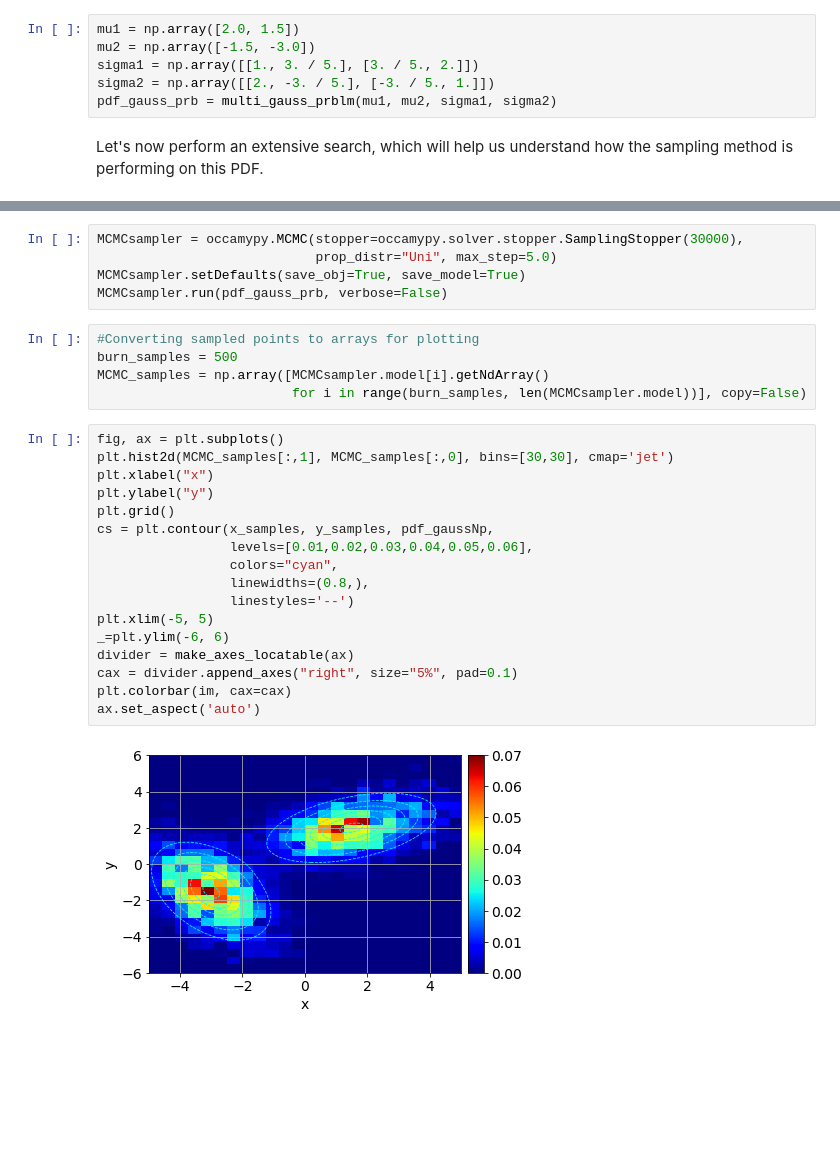
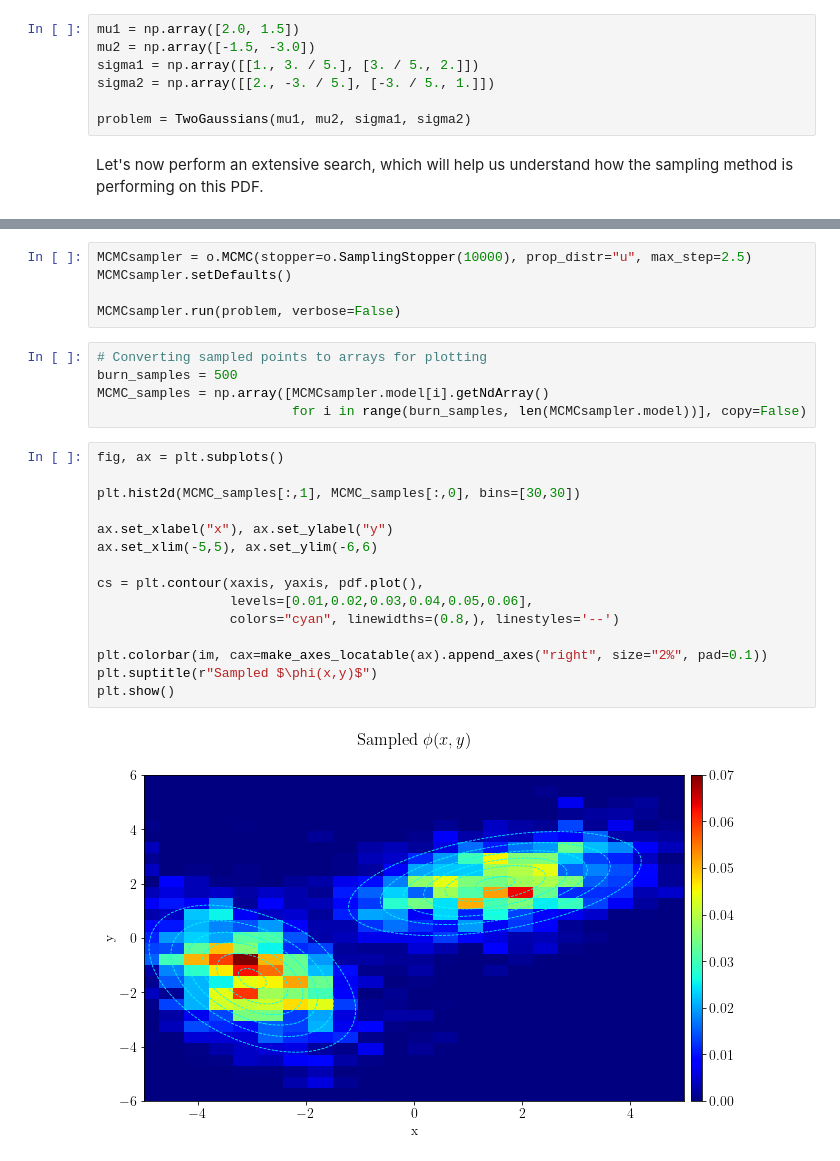
Before and after one commit to fpicetti/occamypy, a Jupyter notebook: tutorials/MCMC.ipynb, the cells around one changed output, grey strips where cells are left out. Drawn from its saved outputs; the diff is of its cells as text; blank space fills up the shorter version.

```diff
--- a/tutorials/MCMC.ipynb
+++ b/tutorials/MCMC.ipynb
@@ -92,7 +92,8 @@ mu1 = np.array([2.0, 1.5])
 mu2 = np.array([-1.5, -3.0])
 sigma1 = np.array([[1., 3. / 5.], [3. / 5., 2.]])
 sigma2 = np.array([[2., -3. / 5.], [-3. / 5., 1.]])
-pdf_gauss_prb = multi_gauss_prblm(mu1, mu2, sigma1, sigma2)
+
+problem = TwoGaussians(mu1, mu2, sigma1, sigma2)
 # %% [markdown]
 Let's now perform an extensive search, which will help us understand how the sampling method is performing on this PDF.
 # %%
@@ -134,29 +129,27 @@ The next step is to sample the PDF with a MCMC method.
 # %%
-MCMCsampler = occamypy.MCMC(stopper=occamypy.solver.stopper.SamplingStopper(30000),
-                            prop_distr="Uni", max_step=5.0)
-MCMCsampler.setDefaults(save_obj=True, save_model=True)
-MCMCsampler.run(pdf_gauss_prb, verbose=False)
+MCMCsampler = o.MCMC(stopper=o.SamplingStopper(10000), prop_distr="u", max_step=2.5)
+MCMCsampler.setDefaults()
+
+MCMCsampler.run(problem, verbose=False)
 # %%
-#Converting sampled points to arrays for plotting
+# Converting sampled points to arrays for plotting
 burn_samples = 500
 MCMC_samples = np.array([MCMCsampler.model[i].getNdArray()
                          for i in range(burn_samples, len(MCMCsampler.model))], copy=False)
 # %%
 fig, ax = plt.subplots()
-plt.hist2d(MCMC_samples[:,1], MCMC_samples[:,0], bins=[30,30], cmap='jet')
-plt.xlabel("x")
-plt.ylabel("y")
-plt.grid()
-cs = plt.contour(x_samples, y_samples, pdf_gaussNp,
+
+plt.hist2d(MCMC_samples[:,1], MCMC_samples[:,0], bins=[30,30])
+
+ax.set_xlabel("x"), ax.set_ylabel("y")
+ax.set_xlim(-5,5), ax.set_ylim(-6,6)
+
+cs = plt.contour(xaxis, yaxis, pdf.plot(),
                  levels=[0.01,0.02,0.03,0.04,0.05,0.06],
-                 colors="cyan",
-                 linewidths=(0.8,),
-                 linestyles='--')
-plt.xlim(-5, 5)
-_=plt.ylim(-6, 6)
-divider = make_axes_locatable(ax)
-cax = divider.append_axes("right", size="5%", pad=0.1)
-plt.colorbar(im, cax=cax)
-ax.set_aspect('auto')
+                 colors="cyan", linewidths=(0.8,), linestyles='--')
+
+plt.colorbar(im, cax=make_axes_locatable(ax).append_axes("right", size="2%", pad=0.1))
+plt.suptitle(r"Sampled $\phi(x,y)$")
+plt.show()
 # %% [output]
-[figure, old version]
+[figure, new version]
```
Also changed, not shown: parts of 7 cells of this notebook, 16 other files.
